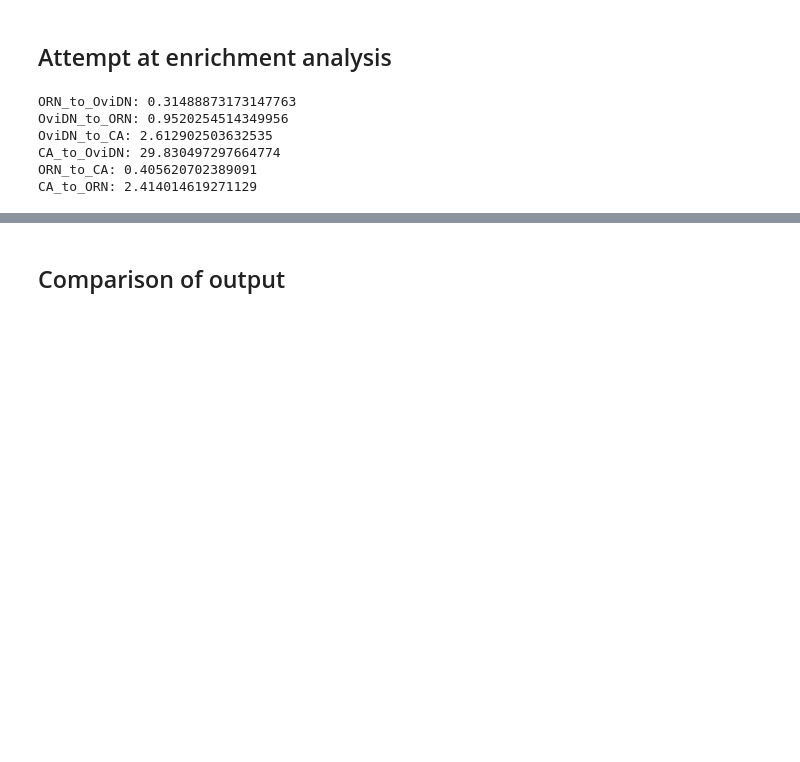
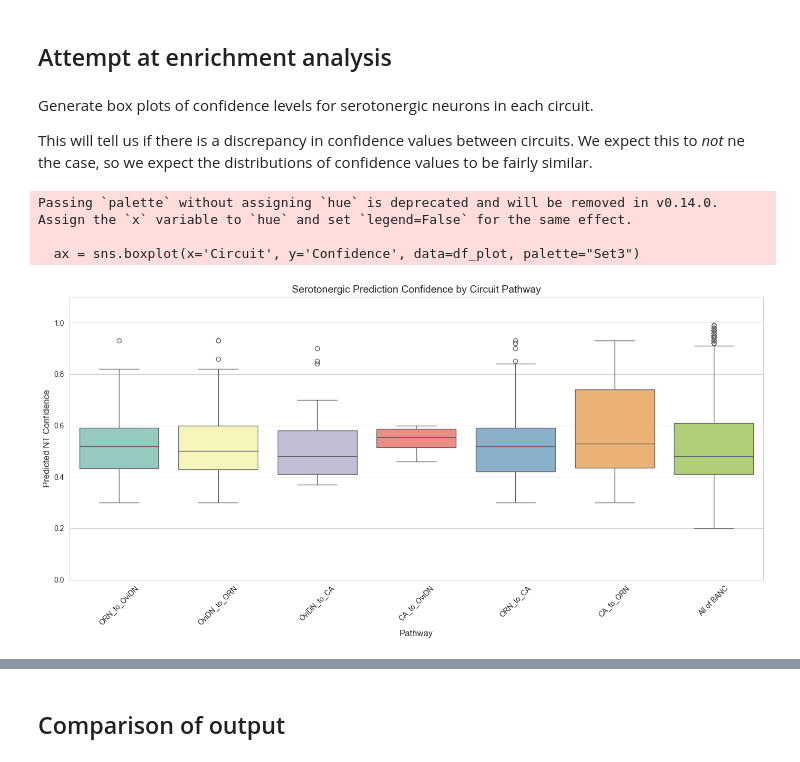
Before and after one commit to ayush-shrivastava003/connectomics-tests, a Jupyter notebook: banc/test.ipynb, the cells around one changed output, grey strips where cells are left out. Drawn from its saved outputs; the diff is of its cells as text; code cells hidden in the pictures; blank space fills up the shorter version.

Commit message:
enrichment analysis

```diff
--- a/banc/test.ipynb
+++ b/banc/test.ipynb
@@ -166,56 +166,88 @@ print(master_edge_list)
 [163186 rows x 4 columns]
 # %% [markdown]
 ## Attempt at enrichment analysis
+# %% [markdown]
+Generate box plots of confidence levels for serotonergic neurons in each circuit.
+
+This will tell us if there is a discrepancy in confidence values between circuits. We expect this to *not* ne the case, so we expect the distributions of confidence values to be fairly similar.
 # %%
+import matplotlib.pyplot as plt
+import seaborn as sns
+
 # Load neuron attributes
 neurons = pd.read_csv('neurons.csv')
 serotonergic_neurons = neurons[neurons['Predicted NT type'] == 'SER']
 
 # Total number of serotonergic neurons in the graph
 total_serotonergic = len(serotonergic_neurons)
 
 # Load the master edge list with direction information
 master_edge_list = pd.read_csv('master_edge_list_with_direction.csv')
 
 # Define combinations of source and target groups
 combinations = [
     (ORNs, oviDNs, 'ORN_to_OviDN'),
     (oviDNs, ORNs, 'OviDN_to_ORN'),
     (oviDNs, CAs, 'OviDN_to_CA'),
     (CAs, oviDNs, 'CA_to_OviDN'),
     (ORNs, CAs, 'ORN_to_CA'),
     (CAs, ORNs, 'CA_to_ORN')
 ]
 
-# Initialize a dictionary to store results
-results = {}
+# Prepare data for plotting
+plot_data = []
 
-# Iterate over each combination and calculate enrichment
 for source, target, label in combinations:
+    # Get edges belonging to this specific circuit
     edges = master_edge_list[master_edge_list['direction'] == label]
 
-    # Find serotonergic neurons on the path
-    serotonergic_on_path = edges.merge(serotonergic_neurons, left_on='pre_root_id', right_on='Root ID', how='inner')
-    serotonergic_on_path_count = len(serotonergic_on_path)
+    # Identify unique neurons (both pre and post) that appear in these circuits
+    # Using .unique() ensures we don't double-count a neuron if it appears
+    # in multiple edges within the same circuit.
+    path_neuron_ids = pd.concat([edges['pre_root_id'], edges['post_root_id']]).unique()
 
-    # Calculate enrichment for the entire path
-    fraction_on_path = serotonergic_on_path_count / len(edges)
-    fraction_in_graph = total_serotonergic / len(all_neurons)
-    enrichment_overall = fraction_on_path / fraction_in_graph
+    # Filter neurons that are on these paths AND are predicted to be Serotonergic
+    # We filter by ID first for efficiency, then by the NT type
+    subset = neurons[neurons['Root ID'].isin(path_neuron_ids)]
+    serotonergic_subset = subset[subset['Predicted NT type'] == 'SER']
 
-    # Store results
-    results[label] = {
-        'fraction_on_path': fraction_on_path,
-        'fraction_in_graph': fraction_in_graph,
-        'enrichment_overall': enrichment_overall
-    }
+    # Collect the confidence values and the circuit label for plotting
+    for _, row in serotonergic_subset.iterrows():
+        plot_data.append({
+            'Circuit': label,
+            'Confidence': row['Predicted NT confidence']
+        })
 
-for r in results.keys():
-    print(f"{r}: {results[r]['enrichment_overall']}")
+# Connectome-wide
+for _, row in serotonergic_neurons.iterrows():
+    plot_data.append({
+        'Circuit': 'All of BANC',
+        'Confidence': row['Predicted NT confidence']
+})
+
+# Create a DataFrame for plotting
+df_plot = pd.DataFrame(plot_data)
+
+# Visualization: Boxplots of Confidence per Circuit
+plt.figure(figsize=(14, 7))
+sns.set_style("whitegrid")
+ax = sns.boxplot(x='Circuit', y='Confidence', data=df_plot, palette="Set3")
+
+# Add a swarm plot on top to see individual points (optional but helpful for small N)
+# sns.stripplot(x='Circuit', y='Confidence', data=df_plot, color='black', alpha=0.3, jitter=True)
+
+plt.title('Serotonergic Prediction Confidence by Circuit Pathway', fontsize=14)
+plt.ylabel('Predicted NT Confidence', fontsize=12)
+plt.xlabel('Pathway', fontsize=12)
+plt.xticks(rotation=45)
+plt.ylim(0, 1.1) # Since confidence is likely 0 to 1
+plt.tight_layout()
+
+# Save the plot if needed
+# plt.savefig('serotonergic_confidence_distribution.png')
+plt.show()
 # %% [output]
-ORN_to_OviDN: 0.31488873173147763
-OviDN_to_ORN: 0.9520254514349956
-OviDN_to_CA: 2.612902503632535
-CA_to_OviDN: 29.830497297664774
-ORN_to_CA: 0.405620702389091
-CA_to_ORN: 2.414014619271129
+Passing `palette` without assigning `hue` is deprecated and will be removed in v0.14.0. Assign the `x` variable to `hue` and set `legend=False` for the same effect.
+
+  ax = sns.boxplot(x='Circuit', y='Confidence', data=df_plot, palette="Set3")
+[figure, added]
```
Also changed, not shown: parts of 4 cells of this notebook, 1 other file.
